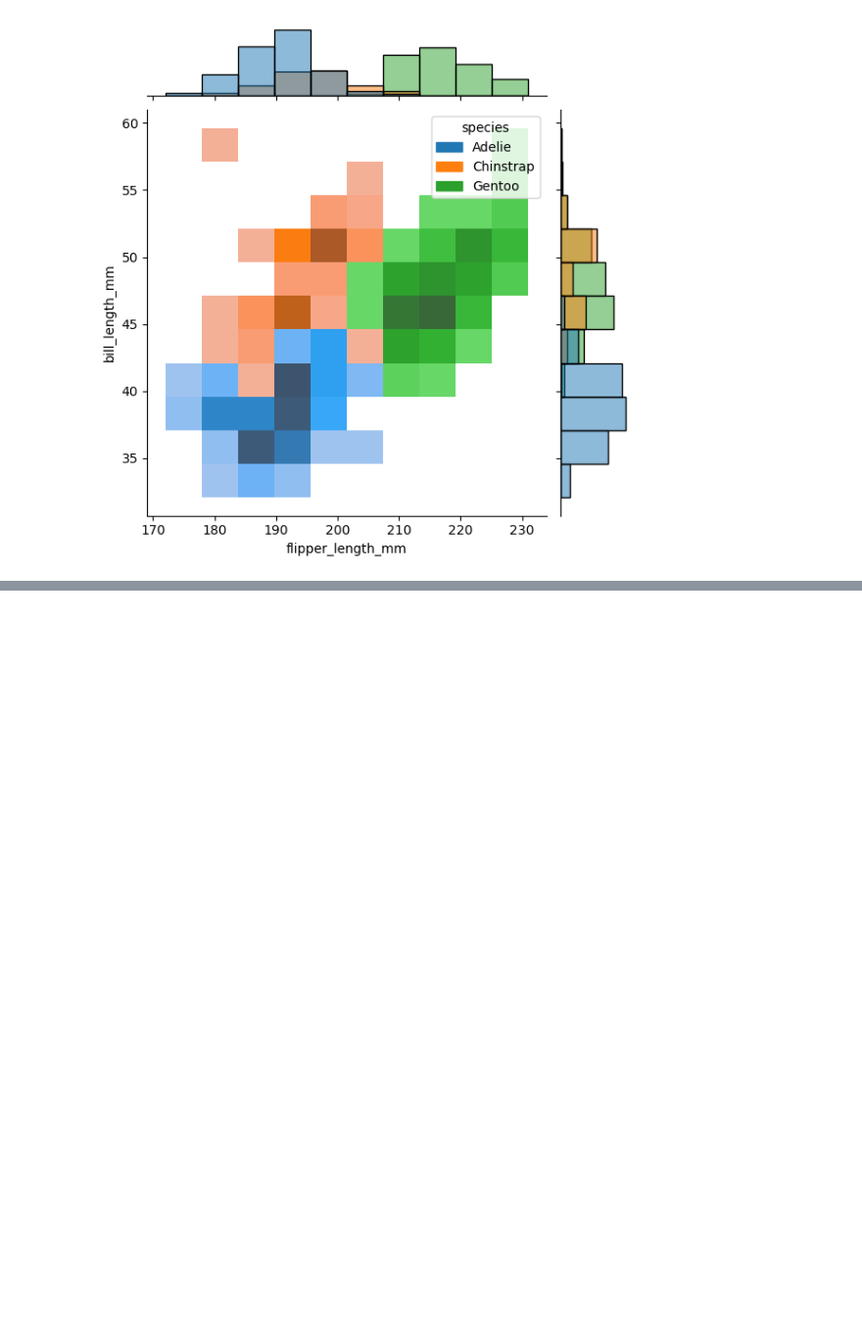
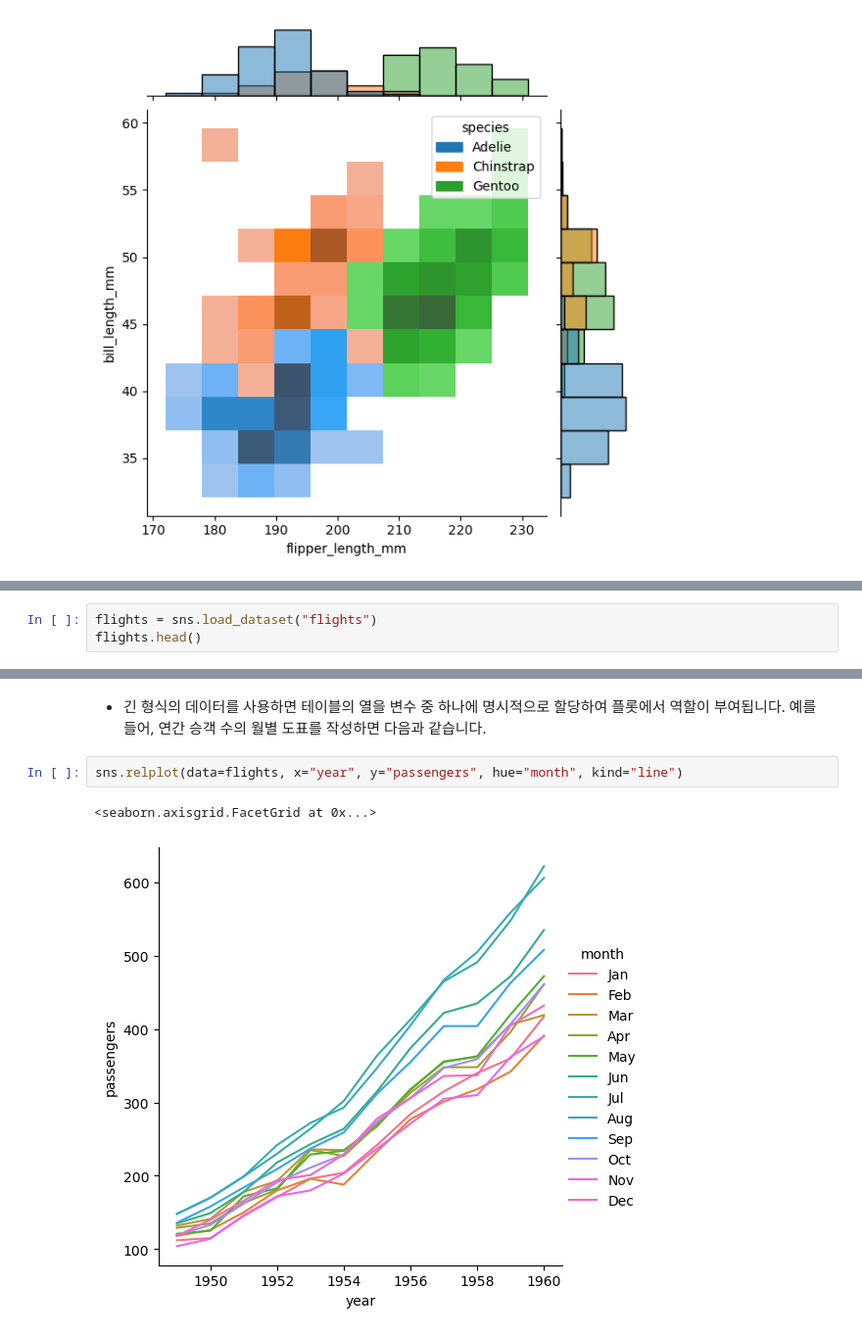
Before and after one commit to Bae-Sangbin/seaborn, a Jupyter notebook: API Overview (1).ipynb, the cells around one changed output, grey strips where cells are left out. Shown at 98% size. Cells and saved outputs as stored; diff of their text form; blank space fills up the shorter version.

```diff
--- a/API Overview.ipynb
+++ b/API Overview (1).ipynb
@@ -179,0 +200,3 @@ sns.jointplot(data=penguins, x="flipper_length_mm", y="bill_length_mm", hue="spe
+# %%
+flights = sns.load_dataset("flights")
+flights.head()
@@ -179,0 +210,7 @@ sns.jointplot(data=penguins, x="flipper_length_mm", y="bill_length_mm", hue="spe
+# %% [markdown]
+* 긴 형식의 데이터를 사용하면 테이블의 열을 변수 중 하나에 명시적으로 할당하여 플롯에서 역할이 부여됩니다. 예를 들어, 연간 승객 수의 월별 도표를 작성하면 다음과 같습니다.
+# %%
+sns.relplot(data=flights, x="year", y="passengers", hue="month", kind="line")
+# %% [output]
+<seaborn.axisgrid.FacetGrid at 0x...>
+[figure, added]
```
Also changed, not shown: parts of 55 cells of this notebook.
